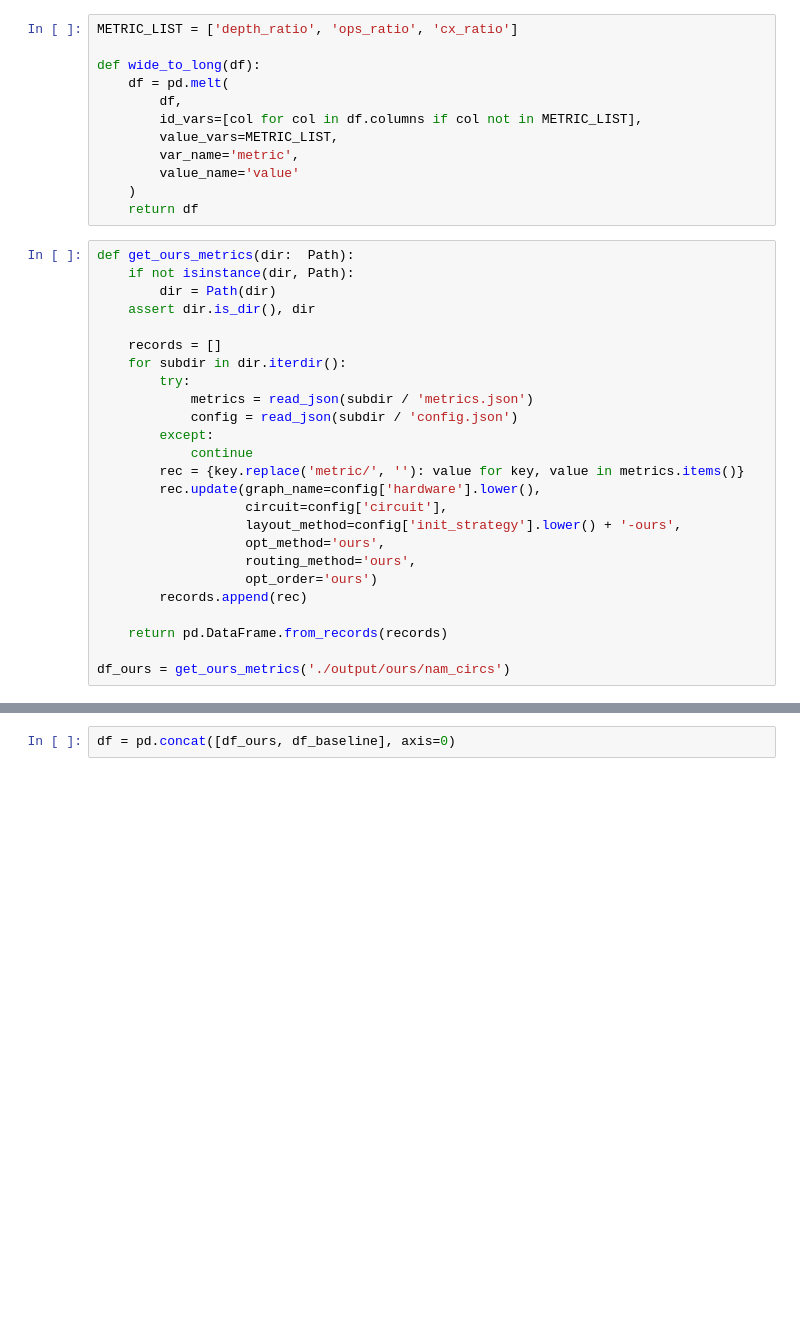
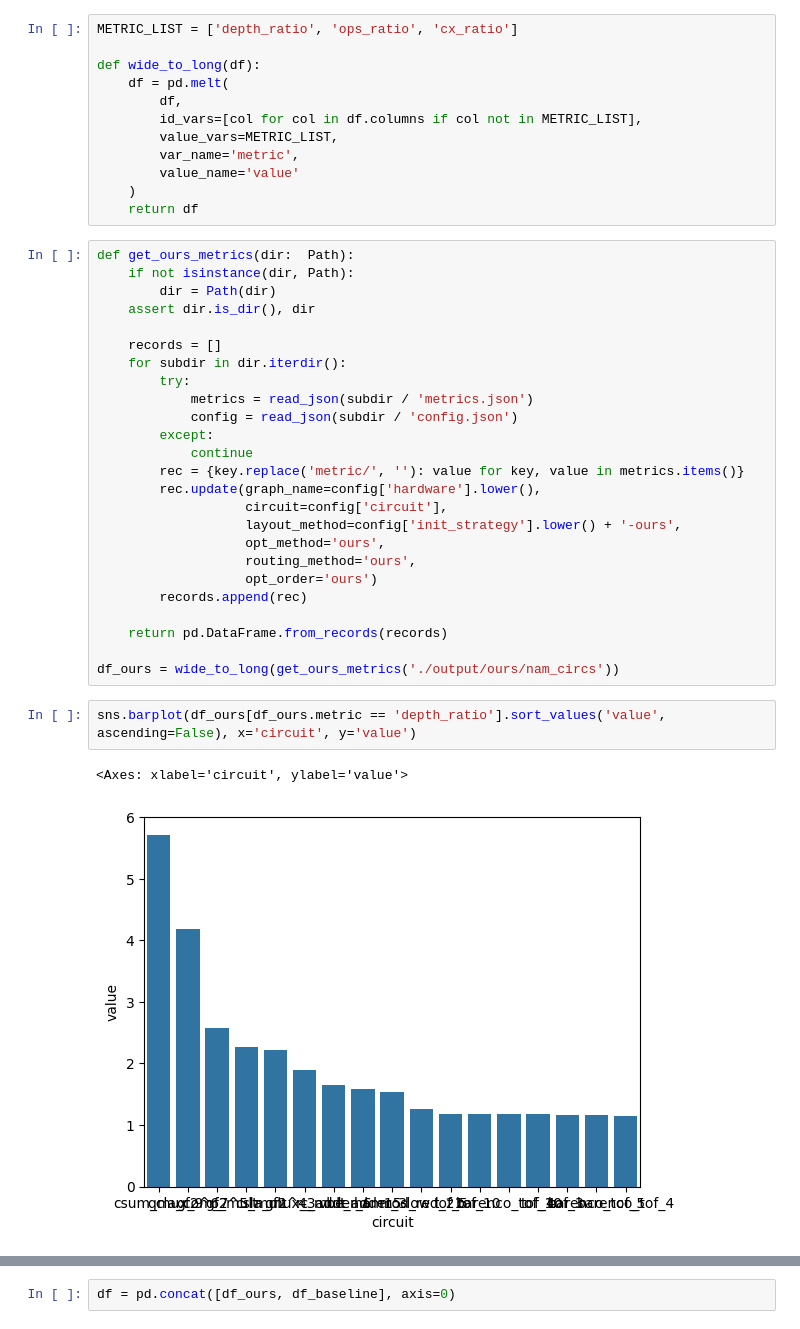
Before and after one commit to congfeng4/QuantumCompiler, a Jupyter notebook: run_baseline.ipynb, the cells around one changed output, grey strips where cells are left out. Saved outputs shown, nothing was run; the diff lists cells and outputs as text; blank space fills up the shorter version.

```diff
--- a/run_baseline.ipynb
+++ b/run_baseline.ipynb
@@ -49,5 +47,10 @@ def get_ours_metrics(dir:  Path):
 
     return pd.DataFrame.from_records(records)
 
-df_ours = get_ours_metrics('./output/ours/nam_circs')
+df_ours = wide_to_long(get_ours_metrics('./output/ours/nam_circs'))
+# %%
+sns.barplot(df_ours[df_ours.metric == 'depth_ratio'].sort_values('value', ascending=False), x='circuit', y='value')
+# %% [output]
+<Axes: xlabel='circuit', ylabel='value'>
+[figure, added]
 # %%
```
Also changed, not shown: parts of 7 cells of this notebook, 4 other files.
